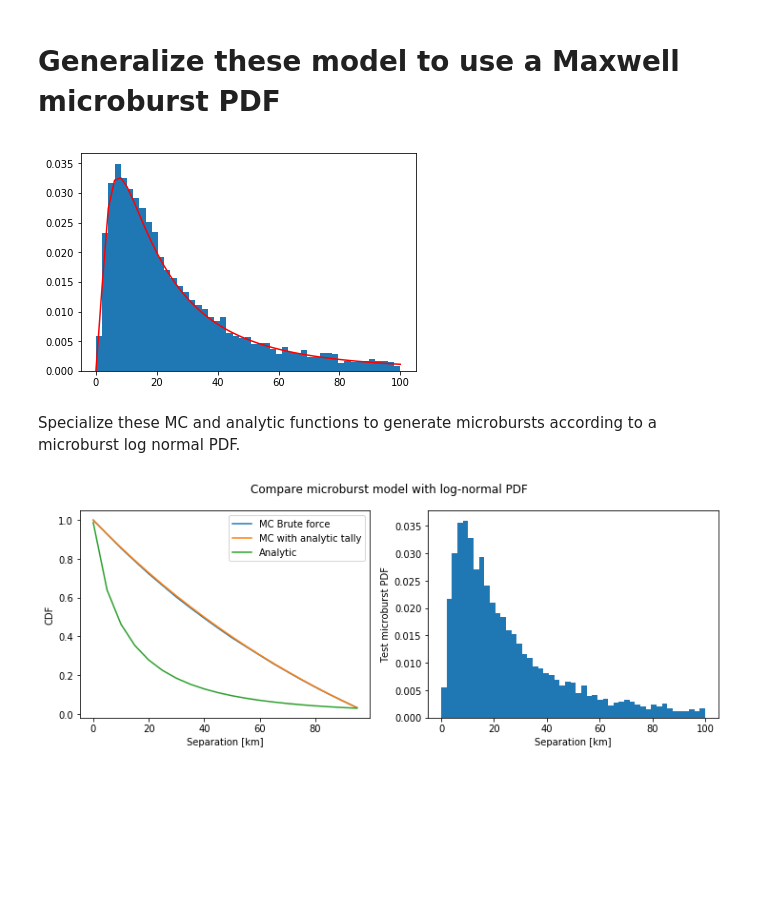
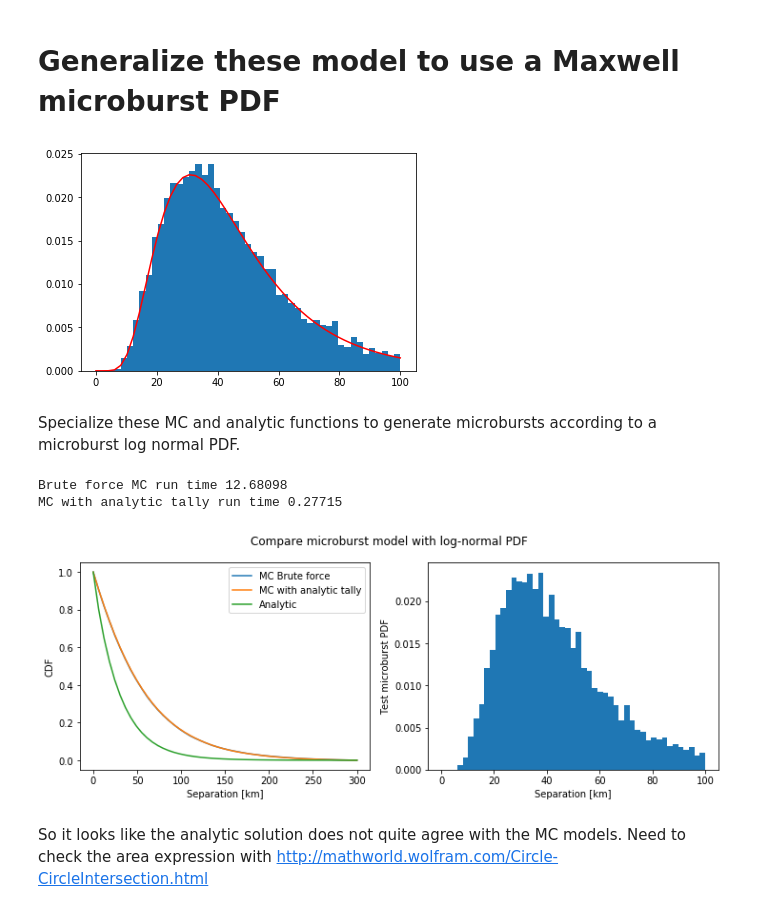
Before and after one commit to mshumko/ac6_microburst_scale_sizes, a Jupyter notebook: models/microburst_scale_size_model.ipynb, the cells around one changed output. Saved outputs shown, nothing was run; the diff lists cells and outputs as text; code cells hidden in the pictures; blank space fills up the shorter version.

Commit message:
Working on the MCMC and analytic model still.

```diff
--- a/models/microburst_scale_size_model.ipynb
+++ b/models/microburst_scale_size_model.ipynb
@@ -252,7 +256,7 @@ plt.xlim(right=100);
 # %% [markdown]
 # Generalize these model to use a Maxwell microburst PDF
 # %%
-lognorm_mean=3; lognorm_sigma=1.0
+lognorm_mean=np.log(40); lognorm_sigma=0.5
 # %%
 lognorm_rv = np.random.lognormal(mean=lognorm_mean, sigma=lognorm_sigma, size=10000)
 plt.hist(lognorm_rv, bins=np.linspace(0, 100), density=True);
@@ -262,7 +266,7 @@ plt.hist(lognorm_rv, bins=np.linspace(0, 100), density=True);
 lognorm = scipy.stats.lognorm(scale=np.exp(lognorm_mean), s=lognorm_sigma)
 plt.plot(np.linspace(0, 100), lognorm.pdf(np.linspace(0, 100)), c='r');
 # %% [output]
-[figure, old version]
+[figure, new version]
 # %% [markdown]
 Specialize these MC and analytic functions to generate microbursts according to a microburst log normal PDF.
 # %%
@@ -316,7 +320,7 @@ def mc_tally_analytic_lognorm(mean, sigma, n_bursts=int(1E5), bins=np.arange(0,
 
 
 def analytic_model_dist(dist, dist_kwargs, sc_bins=np.arange(100),
-                        microburst_scales=np.arange(200)):
+                        microburst_scales=np.arange(1000)):
     """
     Assuming a distribution for the microburst scale size,
     calculate the microburst CDF at spacecraft separations
@@ -341,25 +345,34 @@ def analytic_model_dist(dist, dist_kwargs, sc_bins=np.arange(100),
         CDF_arr[i_scale, :] = weights[i_scale]*F(scale, sc_bins)
     return np.nansum(CDF_arr, axis=0)
 # %%
-# cdf_brute_lognorm = mc_brute_force_lognorm(lognorm_mean, lognorm_sigma, n_bursts=n_bursts, bins=bins)
-# cdf_analytic_tally_lognorm = mc_tally_analytic_lognorm(lognorm_mean, lognorm_sigma, n_bursts=n_bursts, bins=bins)
-# cale=np.exp(lognorm_mean), s=lognorm_sigma
+lognorm_sc_bins = np.linspace(0, 300)
+start_time = time.time()
+cdf_brute_lognorm = mc_brute_force_lognorm(lognorm_mean, lognorm_sigma, n_bursts=n_bursts, bins=lognorm_sc_bins)
+print(f'Brute force MC run time {round(time.time()-start_time, 5)}')
+start_time = time.time()
+cdf_analytic_tally_lognorm = mc_tally_analytic_lognorm(lognorm_mean, lognorm_sigma, n_bursts=n_bursts, bins=lognorm_sc_bins)
+print(f'MC with analytic tally run time {round(time.time()-start_time, 5)}')
 cdf_analytic = analytic_model_dist(scipy.stats.lognorm,
                                    {'scale':np.exp(lognorm_mean), 's':lognorm_sigma},
-                                   sc_bins=bins)
+                                   sc_bins=lognorm_sc_bins)
 #cdf_true = 1-(0.5+0.5*scipy.special.erf((np.log(bins) - np.exp(lognorm_mean))/(np.sqrt(2)*lognorm_sigma)))
+# %% [output]
+Brute force MC run time 12.68098
+MC with analytic tally run time 0.27715
 # %%
 _, ax = plt.subplots(1, 2, figsize=(12, 4))
 
-ax[0].plot(bins, cdf_brute_lognorm, label='MC Brute force')
-ax[0].plot(bins, cdf_analytic_tally_lognorm, label='MC with analytic tally');
-ax[0].plot(bins, cdf_analytic, label='Analytic')
+ax[0].plot(lognorm_sc_bins, cdf_brute_lognorm, label='MC Brute force')
+ax[0].plot(lognorm_sc_bins, cdf_analytic_tally_lognorm, label='MC with analytic tally');
+ax[0].plot(lognorm_sc_bins, cdf_analytic, label='Analytic')
 ax[0].legend(); plt.suptitle('Compare microburst model with log-normal PDF');
 ax[0].set_xlabel('Separation [km]'); ax[0].set_ylabel('CDF');
 
 lognorm_rv = np.random.lognormal(mean=lognorm_mean, sigma=lognorm_sigma, size=10000)
 H, _ = np.histogram(lognorm_rv, bins=np.linspace(0, 100), density=False)
 ax[1].hist(lognorm_rv, bins=np.linspace(0, 100), density=True);
 ax[1].set(xlabel='Separation [km]', ylabel='Test microburst PDF');
 # %% [output]
-[figure, old version]
+[figure, new version]
+# %% [markdown]
+So it looks like the analytic solution does not quite agree with the MC models. Need to check the area expression with http://mathworld.wolfram.com/Circle-CircleIntersection.html
```
Also changed, not shown: parts of 9 cells of this notebook.
